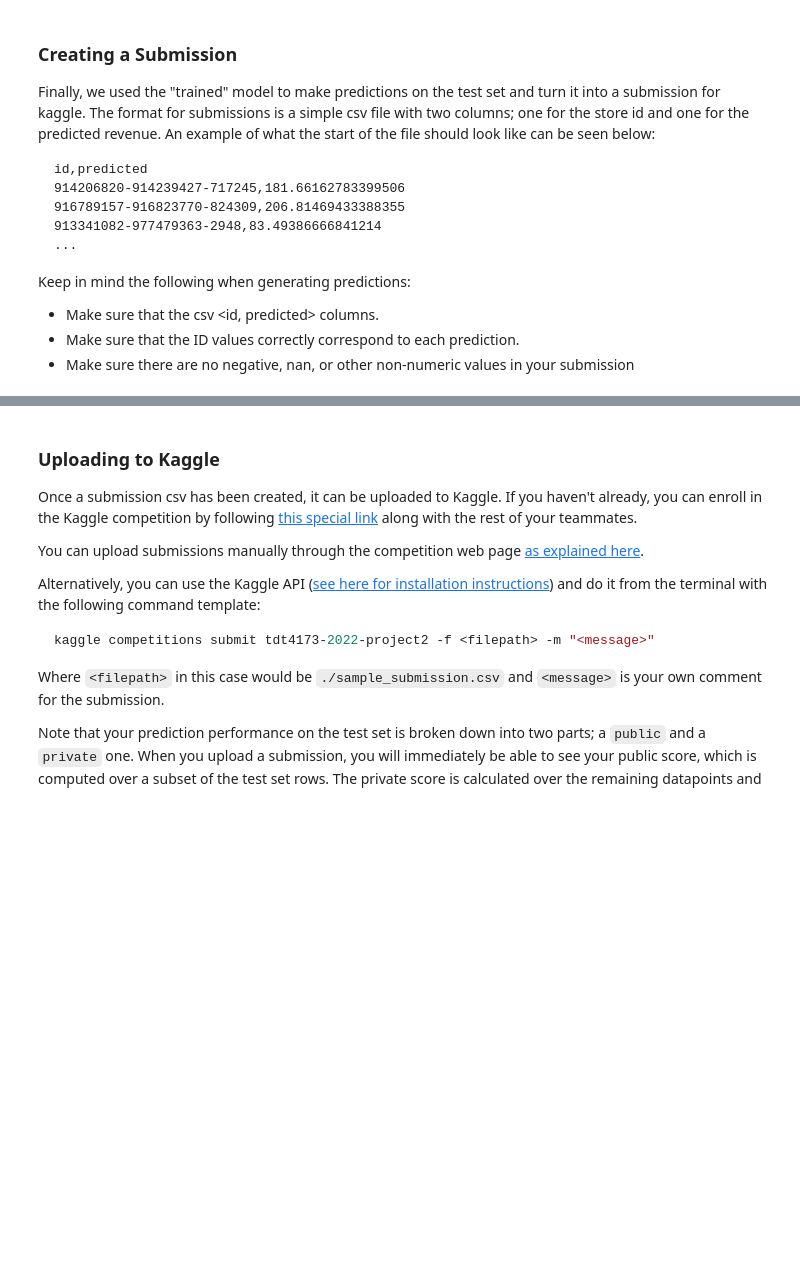
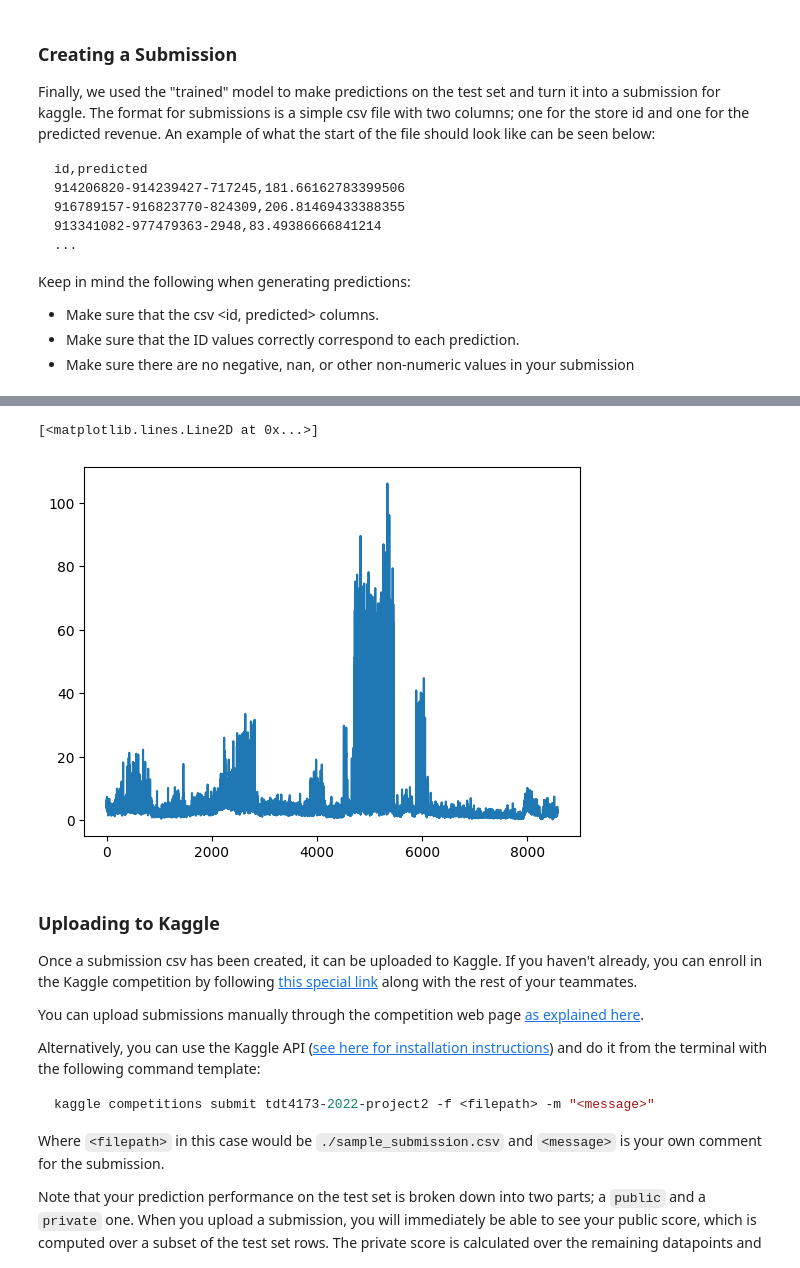
Before and after one commit to vladlevitin/TDT4173-Retail-Revenue-Prediction, a Jupyter notebook: TDT4173 Retail Revenue Prediction/introduction.ipynb, the cells around one changed output, grey strips where cells are left out. Drawn from its saved outputs; the diff is of its cells as text; code cells hidden in the pictures; blank space fills up the shorter version.

```diff
--- a/TDT4173 Retail Revenue Prediction/introduction.ipynb
+++ b/TDT4173 Retail Revenue Prediction/introduction.ipynb
@@ -578,4 +592,12 @@ submission
 8577 rows × 2 columns
+# %%
+# plot the submission prices
+import matplotlib.pyplot as plt
+
+plt.plot(submission['predicted'])
+# %% [output]
+[<matplotlib.lines.Line2D at 0x...>]
+[figure, added]
 # %% [markdown]
 ### Uploading to Kaggle
 
```
Also changed, not shown: parts of 4 cells of this notebook, 1 other file.
